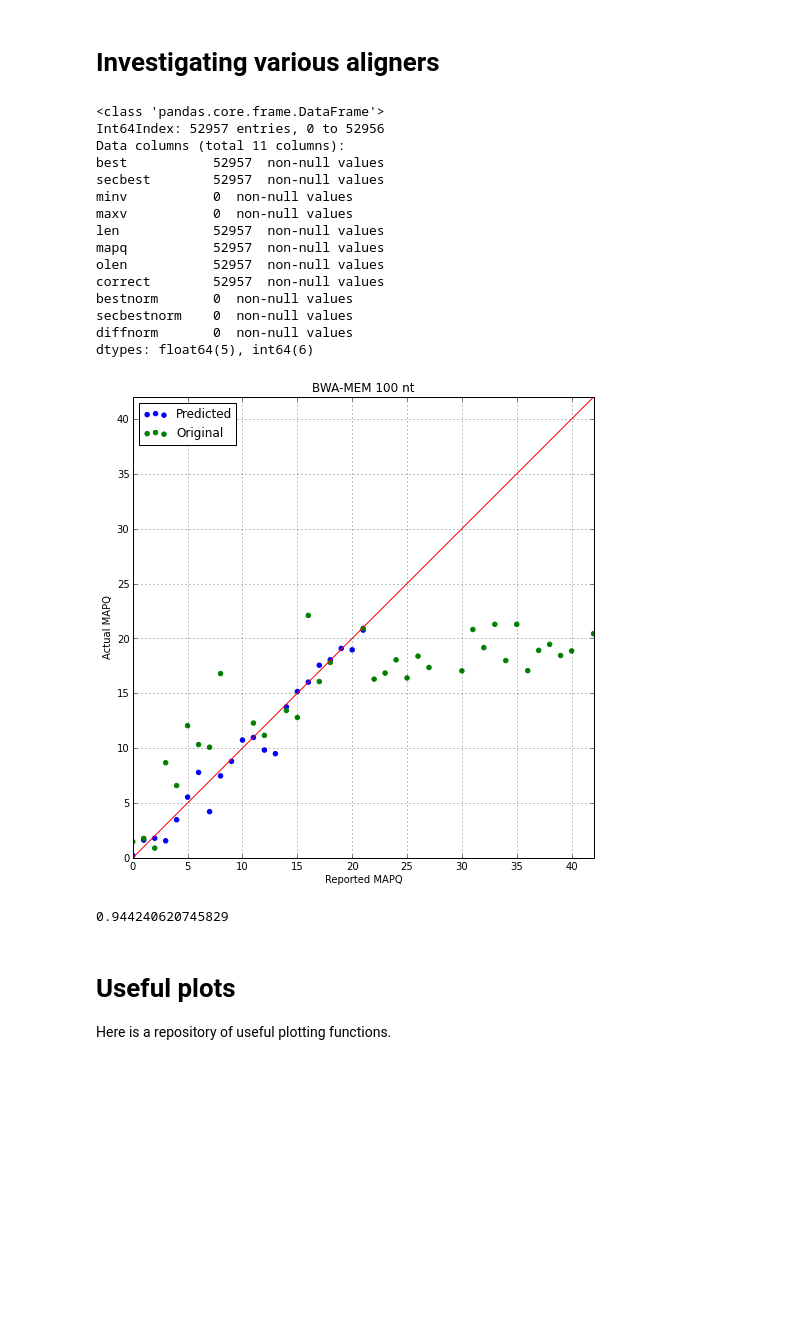
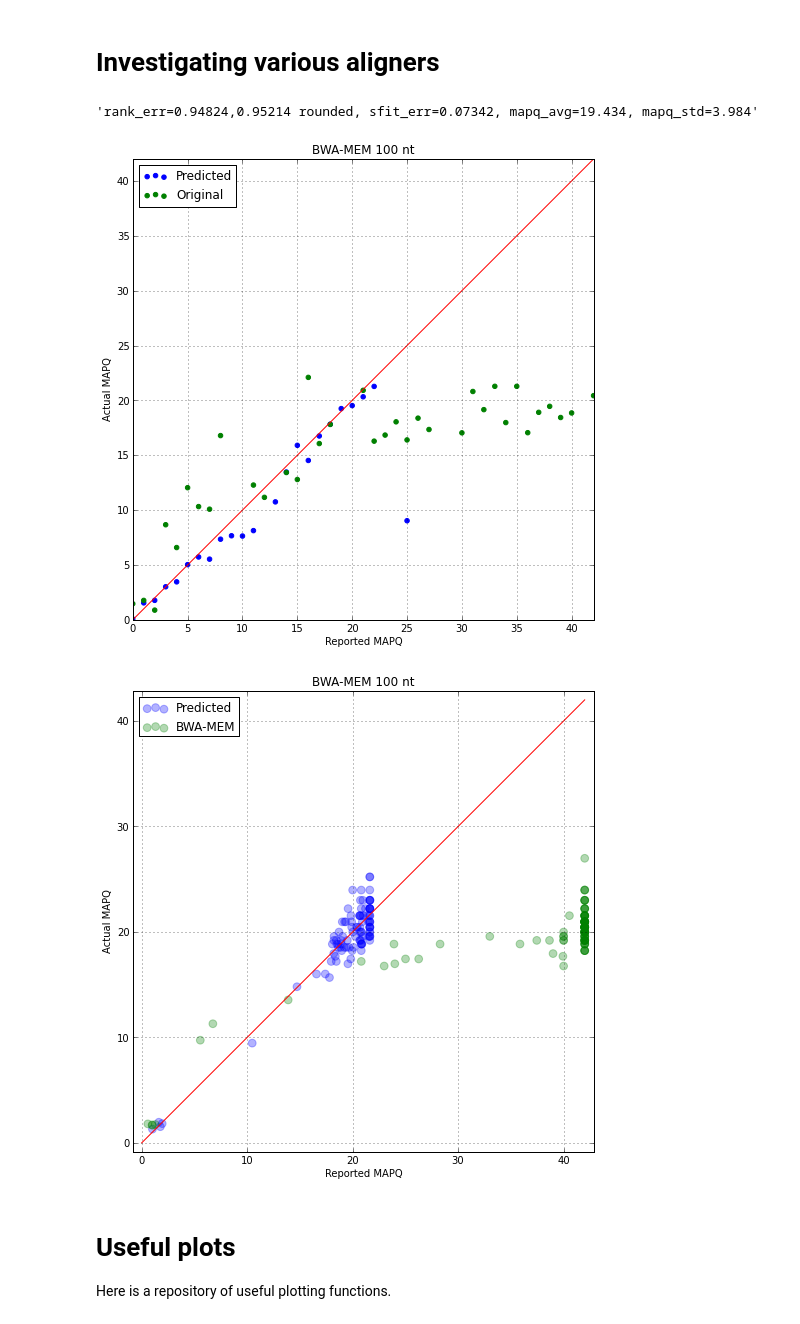
Before and after one commit to umranyaman/qtip-experiments, a Jupyter notebook: notebooks/Tandem Simulation.ipynb, the cells around one changed output. Saved outputs shown, nothing was run; the diff lists cells and outputs as text; code cells hidden in the pictures; blank space fills up the shorter version.

```diff
--- a/notebooks/Tandem Simulation.ipynb
+++ b/notebooks/Tandem Simulation.ipynb
@@ -608,35 +611,21 @@ fraction = 0.3
 model_30_5 = RandomForestRegressor(n_estimators=30, max_depth=5, random_state=53, max_features='auto')
 unpaired_bwamem100_dir = os.path.join(various_aligners_dir, 'r0_bwamem_mason_ill_100_100k.ts')
 unpaired_bwamem100_fit = MapqFit(unpaired_bwamem100_dir, model_30_5, fraction)
+unpaired_bwamem100_fit.summary()
+# %% [output]
+'rank_err=0.94824,0.95214 rounded, sfit_err=0.07342, mapq_avg=19.434, mapq_std=3.984'
 # %%
 d = read_dataset(os.path.join(unpaired_bwamem100_dir, 'training'))
-d['u']
+mapq, mapq_orig = unpaired_bwamem100_fit.pred_overall.mapq, unpaired_bwamem100_fit.pred_overall.mapq_orig
-# %% [output]
-<class 'pandas.core.frame.DataFrame'>
-Int64Index: 52957 entries, 0 to 52956
-Data columns (total 11 columns):
-best           52957  non-null values
-secbest        52957  non-null values
-minv           0  non-null values
-maxv           0  non-null values
-len            52957  non-null values
-mapq           52957  non-null values
-olen           52957  non-null values
-correct        52957  non-null values
-bestnorm       0  non-null values
-secbestnorm    0  non-null values
-diffnorm       0  non-null values
-dtypes: float64(5), int64(6)
 # %%
-mapq, mapq_orig = unpaired_bwamem100_fit.pred_overall.mapq, unpaired_bwamem100_fit.pred_overall.mapq_orig
 cor = unpaired_bwamem100_fit.pred_overall.correct
 bucket_error_plot([mapq, mapq_orig], ['Predicted', 'Original'], ['b', 'g'], cor, title='BWA-MEM 100 nt')
 # %% [output]
-[figure, old version]
+[figure, new version]
-# %%
-unpaired_bwamem100_fit.pred_overall.rank_err
-# %% [output]
-0.944240620745829
+# %%
+quantile_error_plot([mapq, mapq_orig], ['Predicted', 'BWA-MEM'], ['b', 'g'], cor, title='BWA-MEM 100 nt', quantiles=100)
+# %% [output]
+[figure, added]
 # %% [markdown]
 Useful plots
 ============
```
Also changed, not shown: parts of 6 cells of this notebook.
